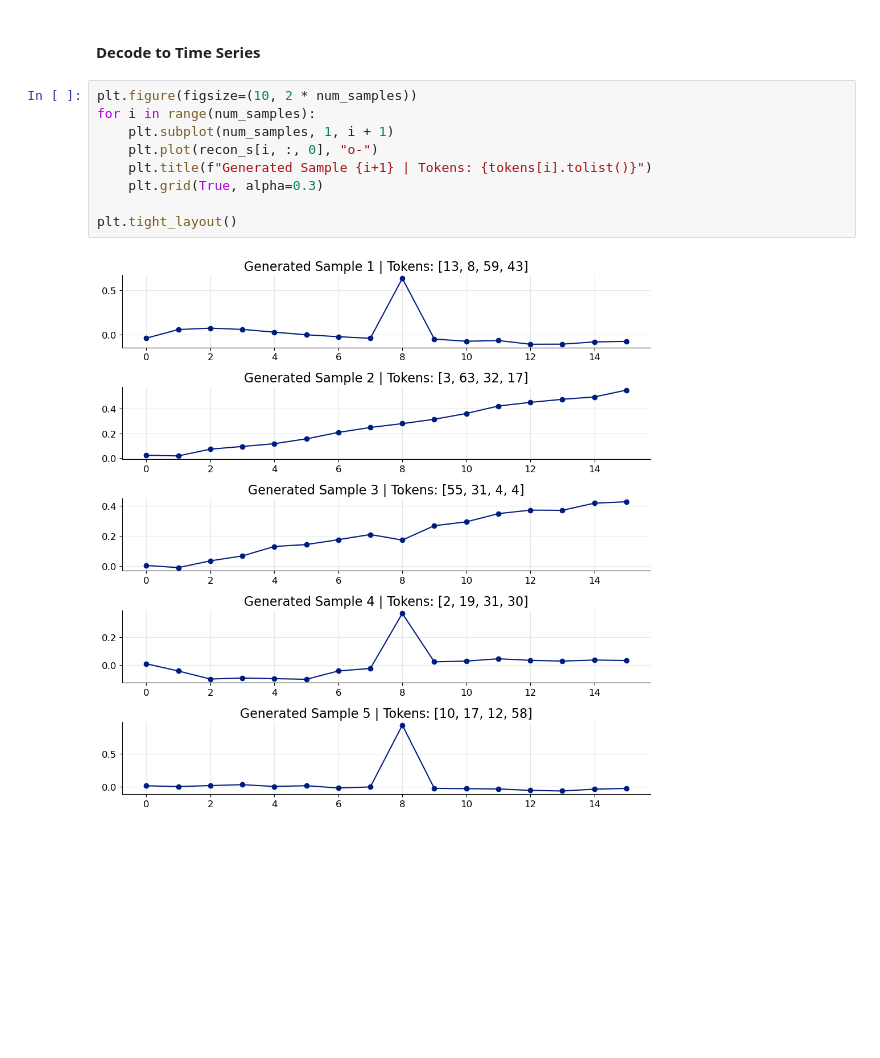
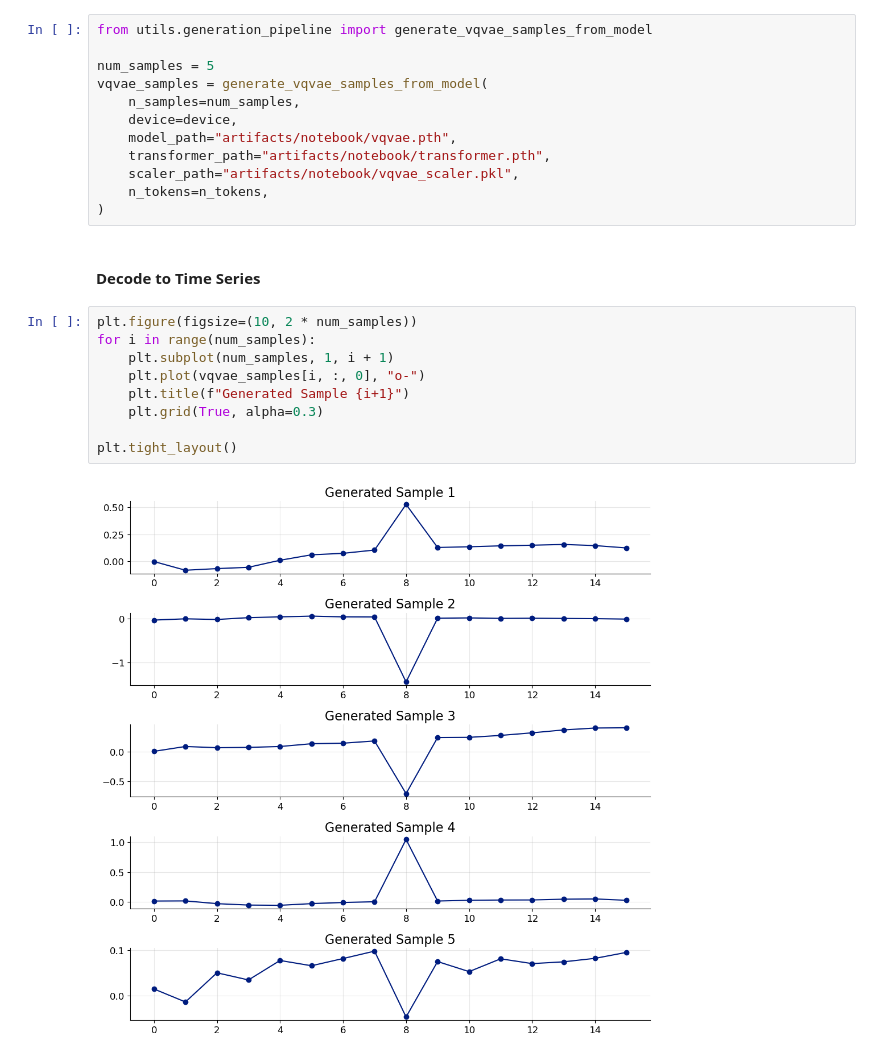
Before and after one commit to AlmostAnna/generative-models-journey, a Jupyter notebook: projects/vqvae-transformer-ts/vqvae_transformer-story.ipynb, the cells around one changed output. Saved outputs shown, nothing was run; the diff lists cells and outputs as text; blank space fills up the shorter version.

Commit message:
Modified notebook to use the latest API for sample generation

```diff
--- a/projects/vqvae-transformer-ts/vqvae_transformer-story.ipynb
+++ b/projects/vqvae-transformer-ts/vqvae_transformer-story.ipynb
@@ -404,13 +397,25 @@ Generated tokens: [tensor([13,  8, 59, 43]), tensor([ 3, 63, 32, 17]), tensor([5
+# %%
+from utils.generation_pipeline import generate_vqvae_samples_from_model
+
+num_samples = 5
+vqvae_samples = generate_vqvae_samples_from_model(
+    n_samples=num_samples,
+    device=device,
+    model_path="artifacts/notebook/vqvae.pth",
+    transformer_path="artifacts/notebook/transformer.pth",
+    scaler_path="artifacts/notebook/vqvae_scaler.pkl",
+    n_tokens=n_tokens,
+)
 # %% [markdown]
 #### Decode to Time Series
 # %%
 plt.figure(figsize=(10, 2 * num_samples))
 for i in range(num_samples):
     plt.subplot(num_samples, 1, i + 1)
-    plt.plot(recon_s[i, :, 0], "o-")
-    plt.title(f"Generated Sample {i+1} | Tokens: {tokens[i].tolist()}")
+    plt.plot(vqvae_samples[i, :, 0], "o-")
+    plt.title(f"Generated Sample {i+1}")
     plt.grid(True, alpha=0.3)
 
 plt.tight_layout()
 # %% [output]
-[figure, old version]
+[figure, new version]
```
Also changed, not shown: parts of 11 cells of this notebook.
